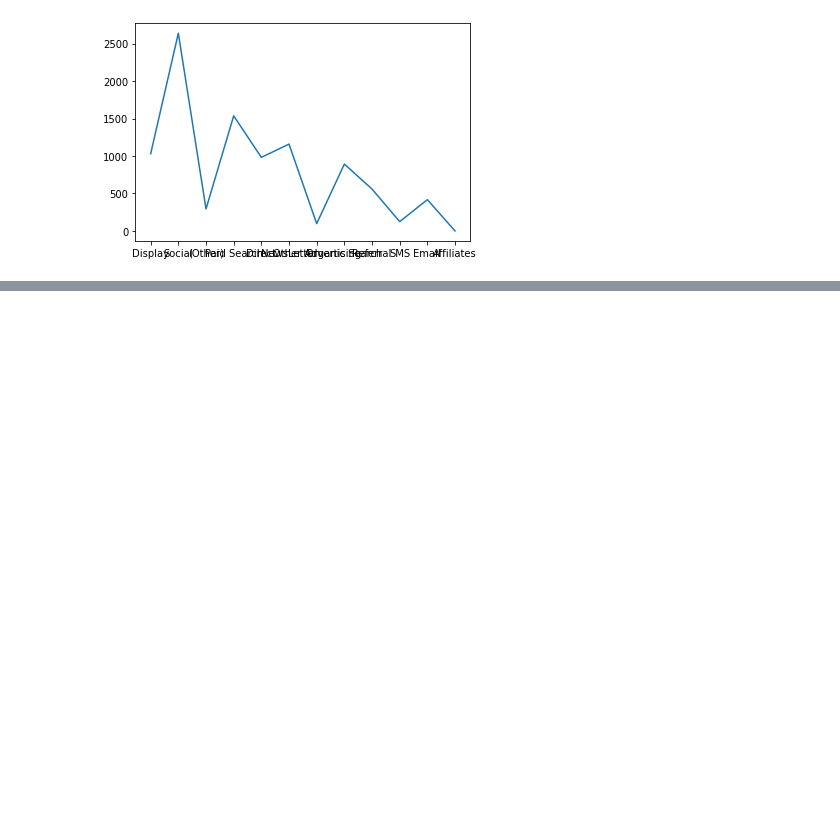
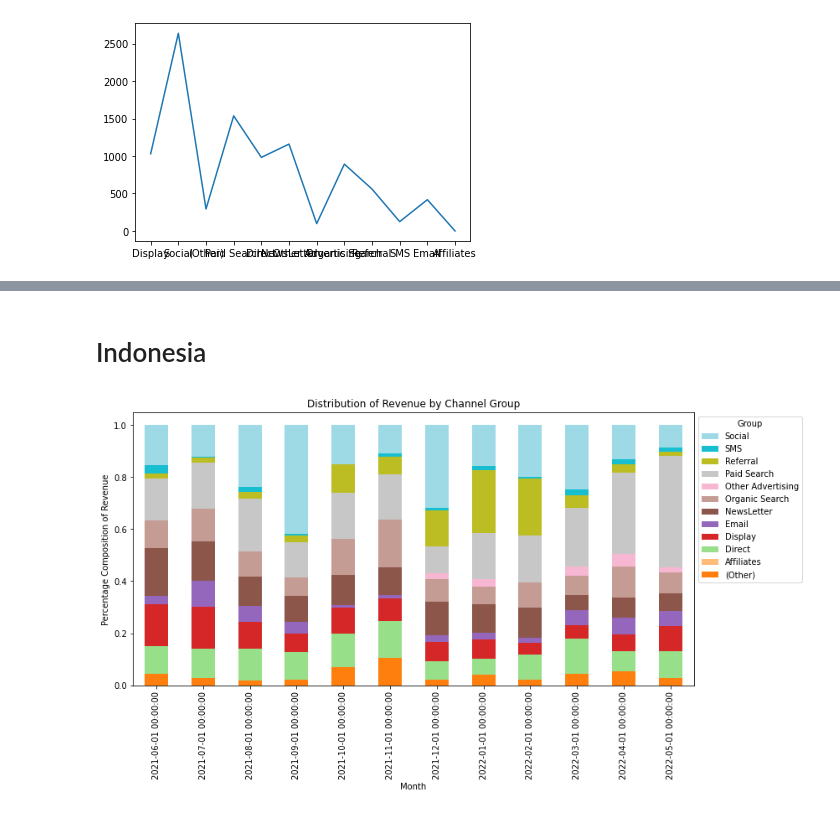
Before and after one commit to vincentwi/school, a Jupyter notebook: spring22/T3/Digital MS/Final.ipynb, the cells around one changed output, grey strips where cells are left out. Drawn from its saved outputs; the diff is of its cells as text; code cells hidden in the pictures; blank space fills up the shorter version.

```diff
--- a/spring22/T3/Digital MS/Final.ipynb
+++ b/spring22/T3/Digital MS/Final.ipynb
@@ -171,0 +182,19 @@ df2[['abuse','nff']].plot(kind='bar', stacked=True)
+# %% [markdown]
+# Indonesia
+# %%
+from matplotlib import cm
+color = cm.tab20(np.linspace(.1, 1, 12))
+
+df2 = Channel_Raw_ID.groupby(['Month of Year1', 'Saras  Channel Groupping'])['Revenue1'].sum().unstack().fillna(0)
+df2["sum"] = df2["(Other)"] + df2["Affiliates"] + df2["Direct"] + df2["Display"] + df2["Email"] + df2["NewsLetter"] + df2["Organic Search"] +\
+                                     df2["Other Advertising"] + df2["Paid Search"] + df2["Referral"] + df2["SMS"] + df2["Social"]
+for col in df2:  df2[col] = df2[col]/ df2["sum"]
+# %%
+df2 = df2.drop("sum", axis=1)
+dif2 = df2.plot(kind='bar', stacked=True, figsize=(12,6), color = color, legend="reverse",
+         ylabel="Percentage Composition of Revenue", xlabel="Month", title="Distribution of Revenue by Channel Group")
+handles, labels = dif3.get_legend_handles_labels()
+plt.legend(handles[::-1], labels[::-1], title='Group', bbox_to_anchor=(1.0, 1.0))
+plt.show()
+# %% [output]
+[figure, added]
```
Also changed, not shown: parts of 35 cells of this notebook, 4 other files.
